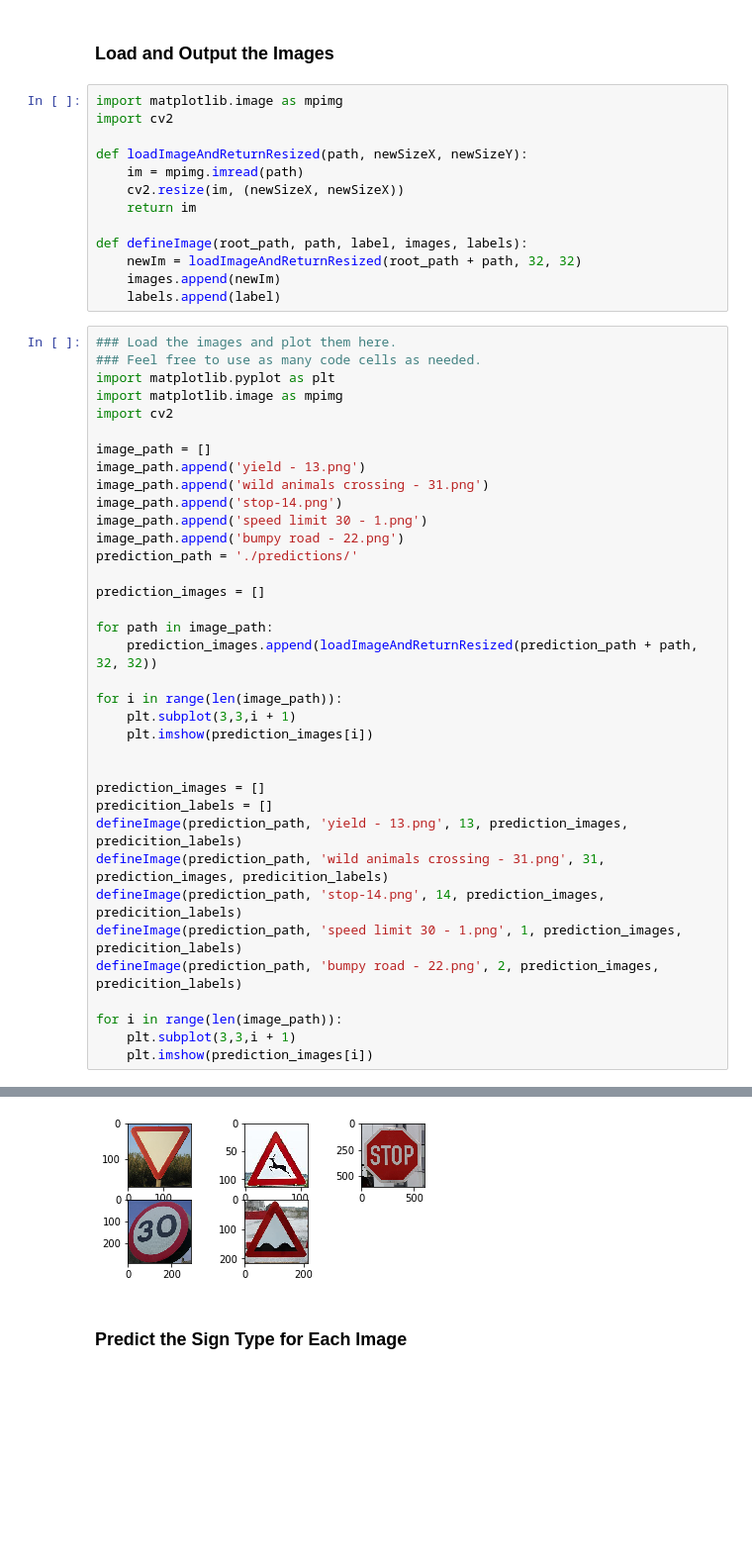
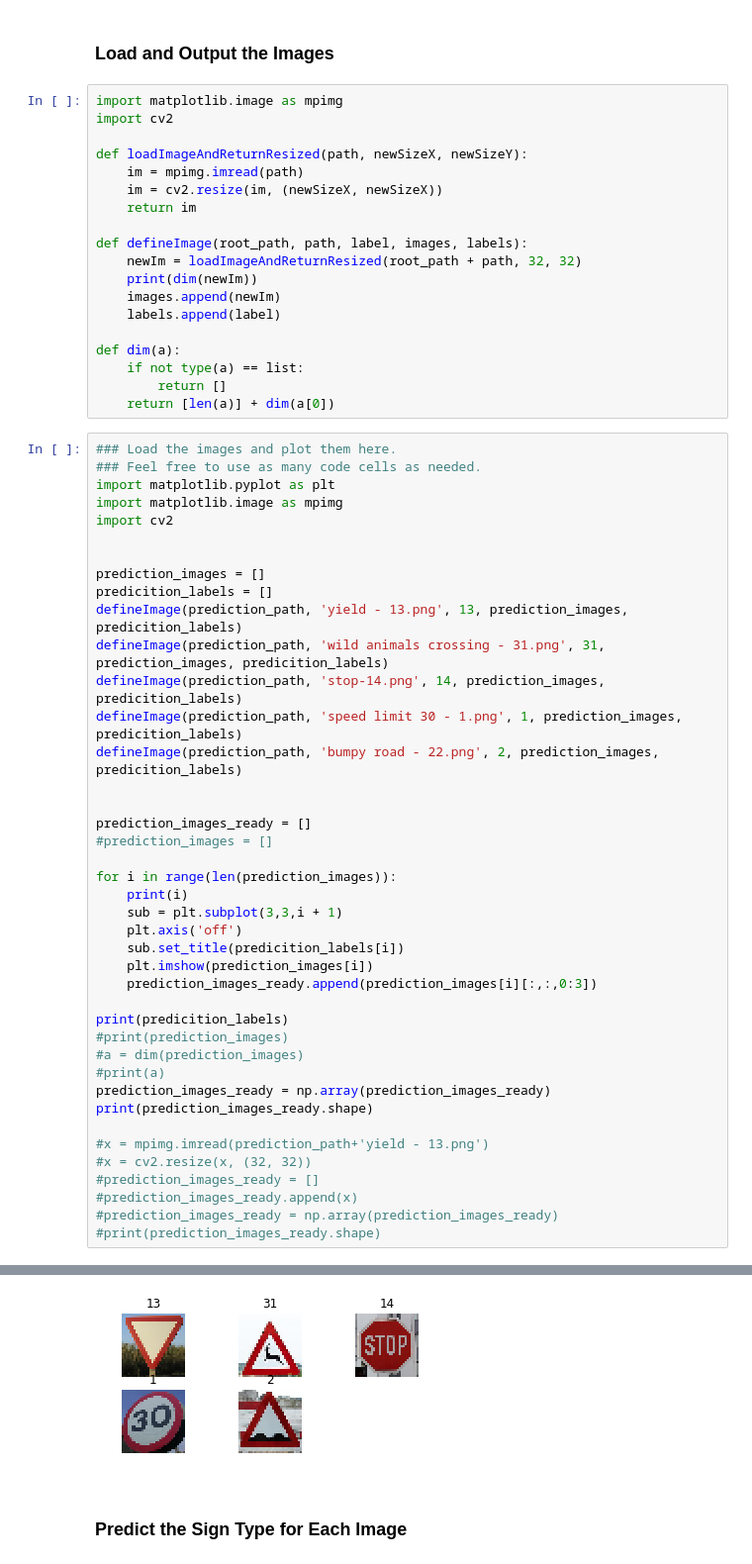
Before and after one commit to Maesla/Traffic-Sign-Classifier, a Jupyter notebook: Traffic_Sign_Classifier.ipynb, the cells around one changed output, grey strips where cells are left out. Shown at 99% size. Saved outputs shown, nothing was run; the diff lists cells and outputs as text; blank space fills up the shorter version.

```diff
--- a/Traffic_Sign_Classifier.ipynb
+++ b/Traffic_Sign_Classifier.ipynb
@@ -323,36 +340,25 @@ import cv2
 
 def loadImageAndReturnResized(path, newSizeX, newSizeY):
     im = mpimg.imread(path)
-    cv2.resize(im, (newSizeX, newSizeX))
+    im = cv2.resize(im, (newSizeX, newSizeX))
     return im
 
 def defineImage(root_path, path, label, images, labels):
     newIm = loadImageAndReturnResized(root_path + path, 32, 32)
+    print(dim(newIm))
     images.append(newIm)
     labels.append(label)
+
+def dim(a):
+    if not type(a) == list:
+        return []
+    return [len(a)] + dim(a[0])
 # %%
 ### Load the images and plot them here.
 ### Feel free to use as many code cells as needed.
 import matplotlib.pyplot as plt
 import matplotlib.image as mpimg
 import cv2
-
-image_path = []
-image_path.append('yield - 13.png')
-image_path.append('wild animals crossing - 31.png')
-image_path.append('stop-14.png')
-image_path.append('speed limit 30 - 1.png')
-image_path.append('bumpy road - 22.png')
-prediction_path = './predictions/'
-
-prediction_images = []
-
-for path in image_path:
-    prediction_images.append(loadImageAndReturnResized(prediction_path + path, 32, 32))
-
-for i in range(len(image_path)):
-    plt.subplot(3,3,i + 1)
-    plt.imshow(prediction_images[i])
 
 
 prediction_images = []
@@ -363,7 +369,29 @@ defineImage(prediction_path, 'stop-14.png', 14, prediction_images, predicition_l
 defineImage(prediction_path, 'speed limit 30 - 1.png', 1, prediction_images, predicition_labels)
 defineImage(prediction_path, 'bumpy road - 22.png', 2, prediction_images, predicition_labels)
 
-for i in range(len(image_path)):
-    plt.subplot(3,3,i + 1)
+
+prediction_images_ready = []
+#prediction_images = []
+
+for i in range(len(prediction_images)):
+    print(i)
+    sub = plt.subplot(3,3,i + 1)
+    plt.axis('off')
+    sub.set_title(predicition_labels[i])
     plt.imshow(prediction_images[i])
+    prediction_images_ready.append(prediction_images[i][:,:,0:3])
+
+print(predicition_labels)
+#print(prediction_images)
+#a = dim(prediction_images)
+#print(a)
+prediction_images_ready = np.array(prediction_images_ready)
+print(prediction_images_ready.shape)
+
+#x = mpimg.imread(prediction_path+'yield - 13.png')
+#x = cv2.resize(x, (32, 32))
+#prediction_images_ready = []
+#prediction_images_ready.append(x)
+#prediction_images_ready = np.array(prediction_images_ready)
+#print(prediction_images_ready.shape)
 # %% [output]
@@ -370,4 +410,4 @@ for i in range(len(image_path)):
-[figure, old version]
+[figure, new version]
 # %% [markdown]
 ### Predict the Sign Type for Each Image
 # %%
```
Also changed, not shown: parts of 4 cells of this notebook.
